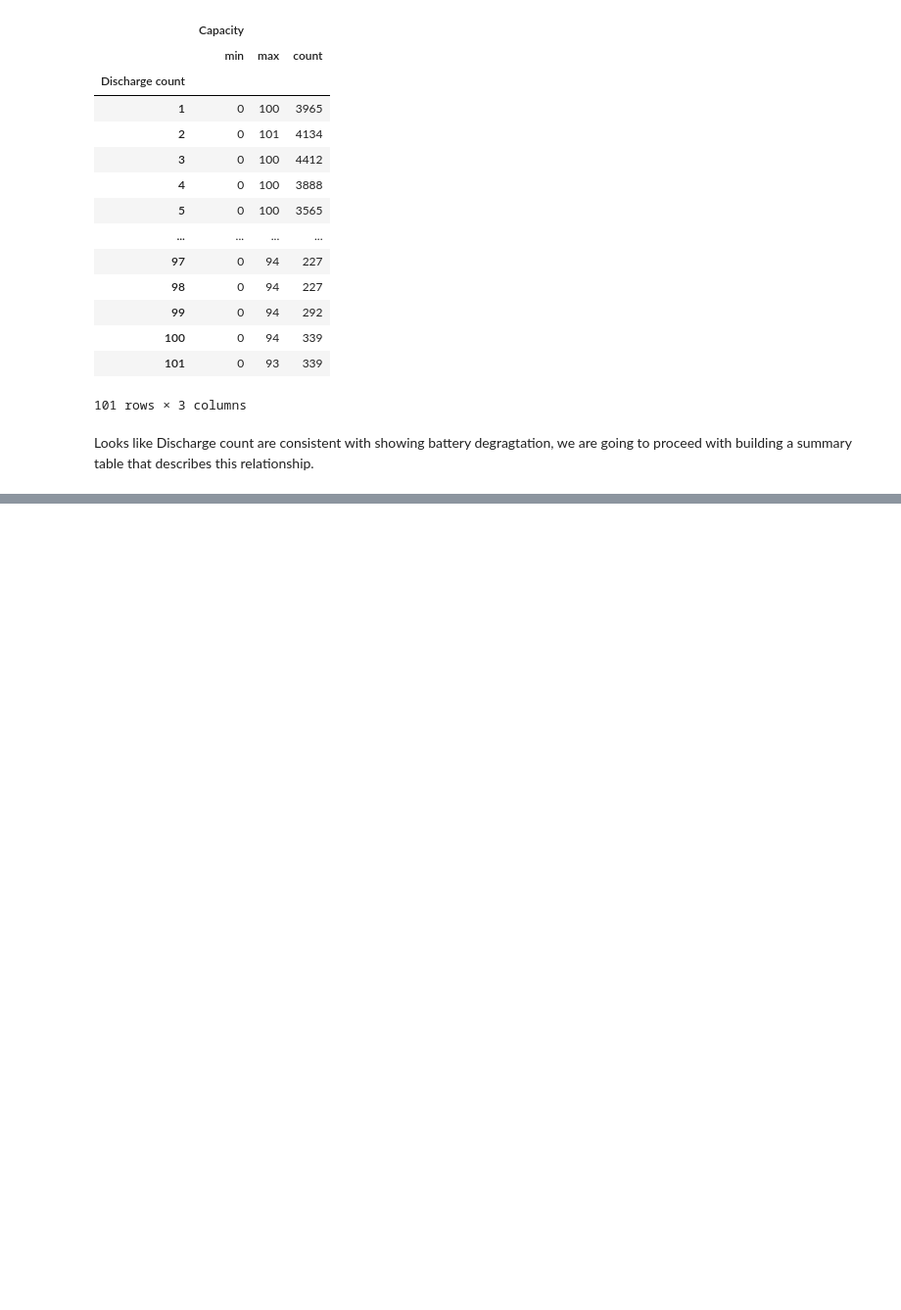
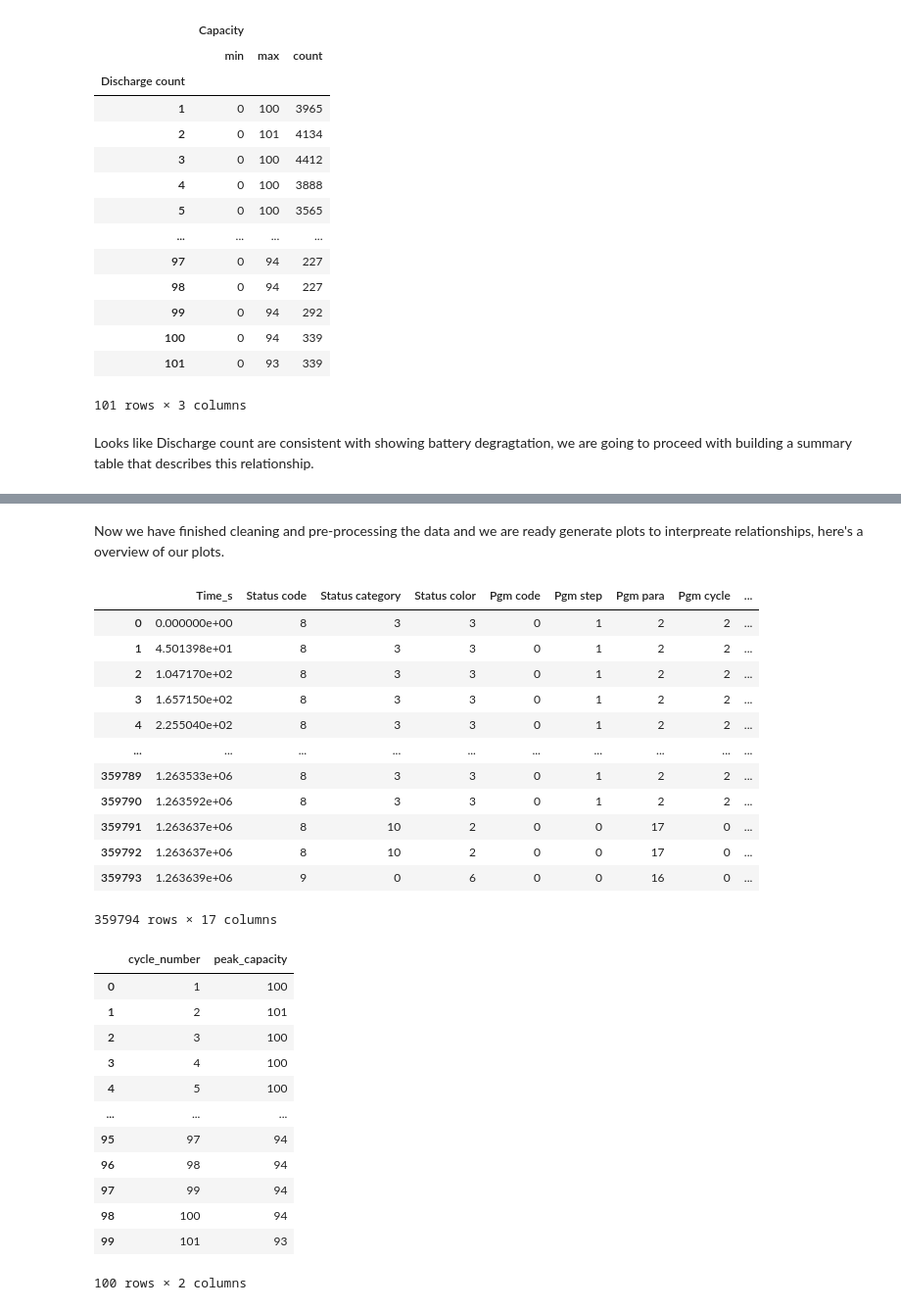
Before and after one commit to Niegeee/CMSC320-Battery-Degradation-Prediction, a Jupyter notebook: battery.ipynb, the cells around one changed output, grey strips where cells are left out. Shown at 98% size. Drawn from its saved outputs; the diff is of its cells as text; code cells hidden in the pictures; blank space fills up the shorter version.

Commit message:
Finished pre-processing steps

```diff
--- a/battery.ipynb
+++ b/battery.ipynb
@@ -324,0 +321,10 @@ print(df_cycles.to_string())
+# %%
+# Lets take a look at the general statisitcs
+print(df_cycles['peak_capacity'].describe().round(3))
+
+# Anything above 101 mAh exceeds nominal capacity and is a data artifact
+df_cycles_cleaned = df_cycles[df_cycles['peak_capacity'] <= 101].copy().reset_index(drop=True)
+
+print(f"Dropped {len(df_cycles) - len(df_cycles_cleaned)} anomalous cycles")
+print(f"Capacity fade: {df_cycles['peak_capacity'].iloc[0]} → {df_cycles['peak_capacity'].iloc[-1]} mAh")
+df_cycles = df_cycles_cleaned
@@ -324,0 +343,32 @@ print(df_cycles.to_string())
+# %% [markdown]
+Now we have finished cleaning and pre-processing the data and we are ready generate plots to interpreate relationships, here's a overview of our plots.
+# %%
+display(df)
+display(df_cycles)
+# %% [output]
+|  | Time_s | Status code | Status category | Status color | Pgm code | Pgm step | Pgm para | Pgm cycle | ... |
+| 0 | 0.000000e+00 | 8 | 3 | 3 | 0 | 1 | 2 | 2 | ... |
+| 1 | 4.501398e+01 | 8 | 3 | 3 | 0 | 1 | 2 | 2 | ... |
+| 2 | 1.047170e+02 | 8 | 3 | 3 | 0 | 1 | 2 | 2 | ... |
+| 3 | 1.657150e+02 | 8 | 3 | 3 | 0 | 1 | 2 | 2 | ... |
+| 4 | 2.255040e+02 | 8 | 3 | 3 | 0 | 1 | 2 | 2 | ... |
+| ... | ... | ... | ... | ... | ... | ... | ... | ... | ... |
+| 359789 | 1.263533e+06 | 8 | 3 | 3 | 0 | 1 | 2 | 2 | ... |
+| 359790 | 1.263592e+06 | 8 | 3 | 3 | 0 | 1 | 2 | 2 | ... |
+| 359791 | 1.263637e+06 | 8 | 10 | 2 | 0 | 0 | 17 | 0 | ... |
+| 359792 | 1.263637e+06 | 8 | 10 | 2 | 0 | 0 | 17 | 0 | ... |
+| 359793 | 1.263639e+06 | 9 | 0 | 6 | 0 | 0 | 16 | 0 | ... |
+359794 rows × 17 columns
+|  | cycle_number | peak_capacity |
+| 0 | 1 | 100 |
+| 1 | 2 | 101 |
+| 2 | 3 | 100 |
+| 3 | 4 | 100 |
+| 4 | 5 | 100 |
+| ... | ... | ... |
+| 95 | 97 | 94 |
+| 96 | 98 | 94 |
+| 97 | 99 | 94 |
+| 98 | 100 | 94 |
+| 99 | 101 | 93 |
+100 rows × 2 columns
```
Also changed, not shown: parts of 5 cells of this notebook.
